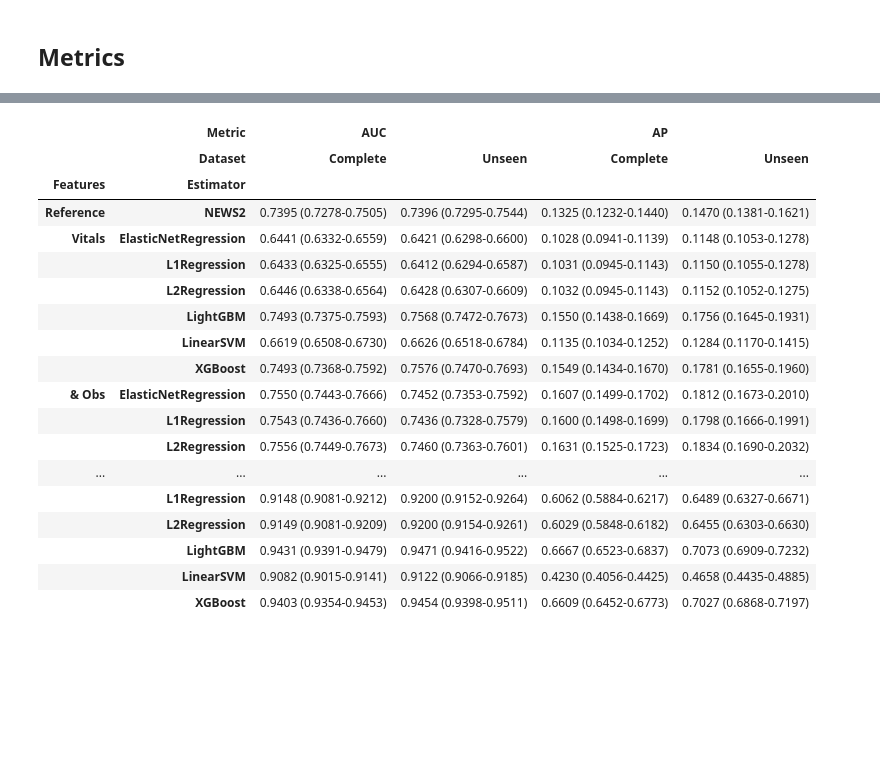
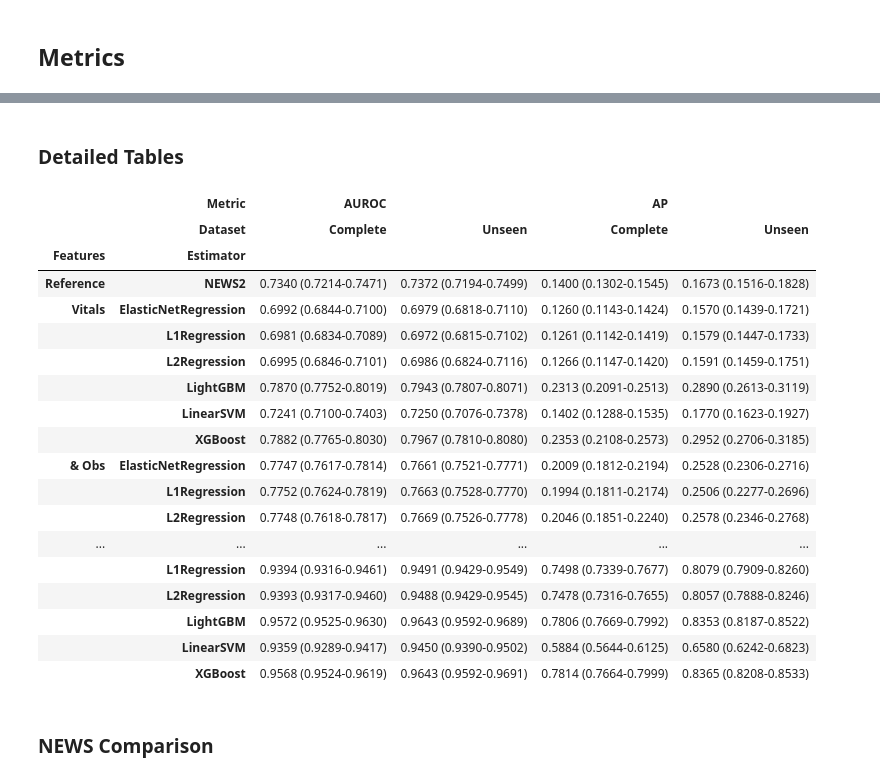
Before and after one commit to steliosbl/acute-care-pathways, a Jupyter notebook: shallow_classifiers.ipynb, the cells around one changed output, grey strips where cells are left out. Saved outputs shown, nothing was run; the diff lists cells and outputs as text; code cells hidden in the pictures; blank space fills up the shorter version.

```diff
--- a/shallow_classifiers.ipynb
+++ b/shallow_classifiers.ipynb
@@ -29,6 +32,7 @@ from acd_experiment.salford_adapter import SalfordAdapter
 class Notebook:
     DATA_DIR = Path('data/Salford')
     CACHE_DIR = Path('data/cache')
+    IMAGE_DIR = Path('images/shallow')
     SYSTEMATIC_COMPARISON_DIR = Path('data/systematic_comparison/')
     RE_DERIVE = False
 # %%
@@ -126,3 +140,37 @@ else:
             RESULTS = pickle.load(file)
+# %%
+from transformer_experiment.utils.shallow_classifiers import get_discriminative_metrics
+Y_TRUES = {
+    'Complete': SAL.CriticalEvent.loc[SAL_TEST_IDX],
+    'Unseen': SAL.CriticalEvent.loc[SAL_TEST_UNSEEN_IDX],
+}
+def get_full_metrics_tables(results):
+    metrics = {
+        'Complete': [],
+        'Unseen': [],
+    }
+    for (estimator_name, feature_group_name), y_preds in results.items():
+        for y_pred_proba, (y_true_name, y_true) in zip(y_preds, Y_TRUES.items()):
+
+            metrics[y_true_name].append(dict(
+                Estimator = estimator_name,
+                Features = feature_group_name,
+            ) | get_discriminative_metrics(
+                y_true, y_pred_proba
+            ))
+
+    for y_true_name, y_true in Y_TRUES.items():
+        metrics[y_true_name].append(dict(
+            Estimator='NEWS2',
+            Features='Reference'
+        ) | get_discriminative_metrics(
+            y_true, SAL.NEWS_Score_Admission.loc[y_true.index]
+        ))
+
+    return {
+        y_true_name: pd.DataFrame(metric_list) for y_true_name, metric_list in metrics.items()
+    }
+
+METRICS = get_full_metrics_tables(RESULTS)
 # %% [markdown]
 ## Metrics
@@ -198,34 +203,38 @@ summary_metrics_unseen_comparison(METRICS)
+# %% [markdown]
+### Detailed Tables
 # %%
 def detailed_metrics_all_estimators(metrics):
     df = pd.DataFrame(dict(
             Dataset=dataset,
             Metric=metric,
             Estimator=_['Estimator'],
             Features=PRETTY_PRINT_FEATURE_GROUPS[_['Features']],
             Summary = f'{_[metric]:.4f} ({_[metric+"_Lower"]:.4f}-{_[metric + "_Upper"]:.4f})'
-        ) for dataset, df in metrics.items() for _ in df.to_dict(orient='records') for metric in ('AUC', 'AP')
+        ) for dataset, df in metrics.items() for _ in df.to_dict(orient='records') for metric in ('AUROC', 'AP')
     ).pivot(index=['Features', 'Estimator'], columns=['Metric', 'Dataset'], values='Summary')
 
-    return df.loc[PRETTY_PRINT_FEATURE_GROUPS.values()][['AUC', 'AP']]
+    return df.loc[PRETTY_PRINT_FEATURE_GROUPS.values()][['AUROC', 'AP']]
 
 detailed_metrics_all_estimators(METRICS)
 # %% [output]
-|  | Metric | AUC |  | AP |  |
+|  | Metric | AUROC |  | AP |  |
 |  | Dataset | Complete | Unseen | Complete | Unseen |
 | Features | Estimator |  |  |  |  |
-| Reference | NEWS2 | 0.7395 (0.7278-0.7505) | 0.7396 (0.7295-0.7544) | 0.1325 (0.1232-0.1440) | 0.1470 (0.1381-0.1621) |
-| Vitals | ElasticNetRegression | 0.6441 (0.6332-0.6559) | 0.6421 (0.6298-0.6600) | 0.1028 (0.0941-0.1139) | 0.1148 (0.1053-0.1278) |
-|  | L1Regression | 0.6433 (0.6325-0.6555) | 0.6412 (0.6294-0.6587) | 0.1031 (0.0945-0.1143) | 0.1150 (0.1055-0.1278) |
-|  | L2Regression | 0.6446 (0.6338-0.6564) | 0.6428 (0.6307-0.6609) | 0.1032 (0.0945-0.1143) | 0.1152 (0.1052-0.1275) |
-|  | LightGBM | 0.7493 (0.7375-0.7593) | 0.7568 (0.7472-0.7673) | 0.1550 (0.1438-0.1669) | 0.1756 (0.1645-0.1931) |
-|  | LinearSVM | 0.6619 (0.6508-0.6730) | 0.6626 (0.6518-0.6784) | 0.1135 (0.1034-0.1252) | 0.1284 (0.1170-0.1415) |
-|  | XGBoost | 0.7493 (0.7368-0.7592) | 0.7576 (0.7470-0.7693) | 0.1549 (0.1434-0.1670) | 0.1781 (0.1655-0.1960) |
-| & Obs | ElasticNetRegression | 0.7550 (0.7443-0.7666) | 0.7452 (0.7353-0.7592) | 0.1607 (0.1499-0.1702) | 0.1812 (0.1673-0.2010) |
-|  | L1Regression | 0.7543 (0.7436-0.7660) | 0.7436 (0.7328-0.7579) | 0.1600 (0.1498-0.1699) | 0.1798 (0.1666-0.1991) |
-|  | L2Regression | 0.7556 (0.7449-0.7673) | 0.7460 (0.7363-0.7601) | 0.1631 (0.1525-0.1723) | 0.1834 (0.1690-0.2032) |
+| Reference | NEWS2 | 0.7340 (0.7214-0.7471) | 0.7372 (0.7194-0.7499) | 0.1400 (0.1302-0.1545) | 0.1673 (0.1516-0.1828) |
+| Vitals | ElasticNetRegression | 0.6992 (0.6844-0.7100) | 0.6979 (0.6818-0.7110) | 0.1260 (0.1143-0.1424) | 0.1570 (0.1439-0.1721) |
+|  | L1Regression | 0.6981 (0.6834-0.7089) | 0.6972 (0.6815-0.7102) | 0.1261 (0.1142-0.1419) | 0.1579 (0.1447-0.1733) |
+|  | L2Regression | 0.6995 (0.6846-0.7101) | 0.6986 (0.6824-0.7116) | 0.1266 (0.1147-0.1420) | 0.1591 (0.1459-0.1751) |
+|  | LightGBM | 0.7870 (0.7752-0.8019) | 0.7943 (0.7807-0.8071) | 0.2313 (0.2091-0.2513) | 0.2890 (0.2613-0.3119) |
+|  | LinearSVM | 0.7241 (0.7100-0.7403) | 0.7250 (0.7076-0.7378) | 0.1402 (0.1288-0.1535) | 0.1770 (0.1623-0.1927) |
+|  | XGBoost | 0.7882 (0.7765-0.8030) | 0.7967 (0.7810-0.8080) | 0.2353 (0.2108-0.2573) | 0.2952 (0.2706-0.3185) |
+| & Obs | ElasticNetRegression | 0.7747 (0.7617-0.7814) | 0.7661 (0.7521-0.7771) | 0.2009 (0.1812-0.2194) | 0.2528 (0.2306-0.2716) |
+|  | L1Regression | 0.7752 (0.7624-0.7819) | 0.7663 (0.7528-0.7770) | 0.1994 (0.1811-0.2174) | 0.2506 (0.2277-0.2696) |
+|  | L2Regression | 0.7748 (0.7618-0.7817) | 0.7669 (0.7526-0.7778) | 0.2046 (0.1851-0.2240) | 0.2578 (0.2346-0.2768) |
 | ... | ... | ... | ... | ... | ... |
-|  | L1Regression | 0.9148 (0.9081-0.9212) | 0.9200 (0.9152-0.9264) | 0.6062 (0.5884-0.6217) | 0.6489 (0.6327-0.6671) |
-|  | L2Regression | 0.9149 (0.9081-0.9209) | 0.9200 (0.9154-0.9261) | 0.6029 (0.5848-0.6182) | 0.6455 (0.6303-0.6630) |
-|  | LightGBM | 0.9431 (0.9391-0.9479) | 0.9471 (0.9416-0.9522) | 0.6667 (0.6523-0.6837) | 0.7073 (0.6909-0.7232) |
-|  | LinearSVM | 0.9082 (0.9015-0.9141) | 0.9122 (0.9066-0.9185) | 0.4230 (0.4056-0.4425) | 0.4658 (0.4435-0.4885) |
-|  | XGBoost | 0.9403 (0.9354-0.9453) | 0.9454 (0.9398-0.9511) | 0.6609 (0.6452-0.6773) | 0.7027 (0.6868-0.7197) |
+|  | L1Regression | 0.9394 (0.9316-0.9461) | 0.9491 (0.9429-0.9549) | 0.7498 (0.7339-0.7677) | 0.8079 (0.7909-0.8260) |
+|  | L2Regression | 0.9393 (0.9317-0.9460) | 0.9488 (0.9429-0.9545) | 0.7478 (0.7316-0.7655) | 0.8057 (0.7888-0.8246) |
+|  | LightGBM | 0.9572 (0.9525-0.9630) | 0.9643 (0.9592-0.9689) | 0.7806 (0.7669-0.7992) | 0.8353 (0.8187-0.8522) |
+|  | LinearSVM | 0.9359 (0.9289-0.9417) | 0.9450 (0.9390-0.9502) | 0.5884 (0.5644-0.6125) | 0.6580 (0.6242-0.6823) |
+|  | XGBoost | 0.9568 (0.9524-0.9619) | 0.9643 (0.9592-0.9691) | 0.7814 (0.7664-0.7999) | 0.8365 (0.8208-0.8533) |
+# %% [markdown]
+### NEWS Comparison
```
Also changed, not shown: parts of 29 cells of this notebook, 3 other files.
